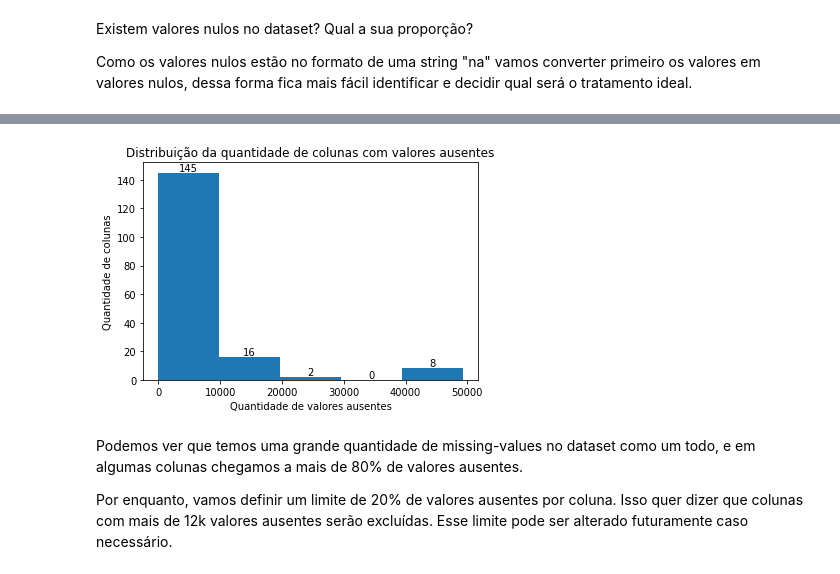
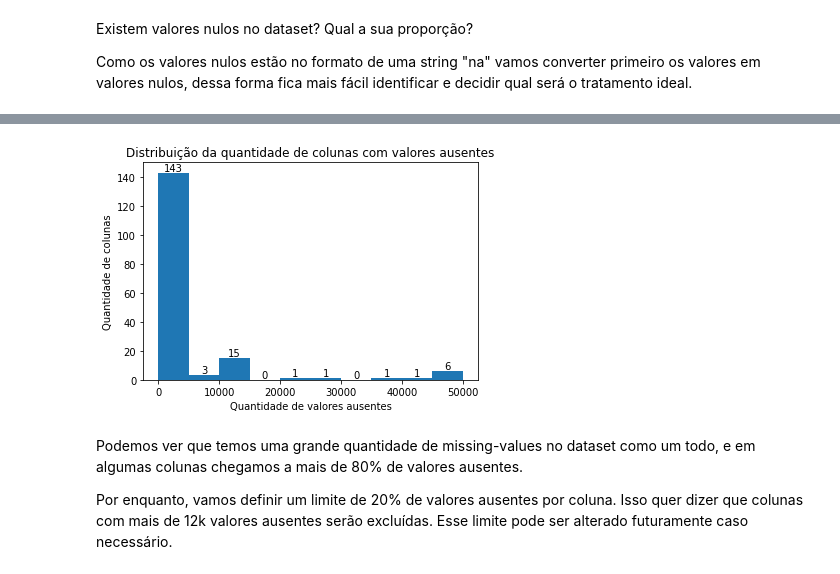
Before and after one commit to gasp37/manutencao-caminhoes, a Jupyter notebook: notebooks/projeto-manutencao-caminhoes.ipynb, the cells around one changed output, grey strips where cells are left out. Cells and saved outputs as stored; diff of their text form; code cells hidden in the pictures.

```diff
--- a/notebooks/projeto-manutencao-caminhoes.ipynb
+++ b/notebooks/projeto-manutencao-caminhoes.ipynb
@@ -125,15 +94,18 @@ dict(sorted(nulls_by_column.items(), key=lambda item: item[1], reverse=True))
 # %%
+nulls_by_column = df_previous_years.isnull().sum().sort_values(ascending=False)
+
 nulls_by_column.groupby(nulls_by_column).count()
+bins = np.arange(0, 50001, 5000)
 
-values, bins, bars = plt.hist(nulls_by_column.groupby(nulls_by_column).count().index, weights=nulls_by_column.groupby(nulls_by_column).count().values, bins=5)
+values, bins, bars = plt.hist(nulls_by_column.groupby(nulls_by_column).count().index, weights=nulls_by_column.groupby(nulls_by_column).count().values, bins=bins)
 plt.xlabel("Quantidade de valores ausentes")
 plt.ylabel('Quantidade de colunas')
 plt.title('Distribuição da quantidade de colunas com valores ausentes')
 plt.bar_label(bars)
 
 plt.show()
 # %% [output]
-[figure, old version]
+[figure, new version]
 # %% [markdown]
 Podemos ver que temos uma grande quantidade de missing-values no dataset como um todo, e em algumas colunas chegamos a mais de 80% de valores ausentes.
 
```
Also changed, not shown: parts of 54 cells of this notebook, 2 other files.
